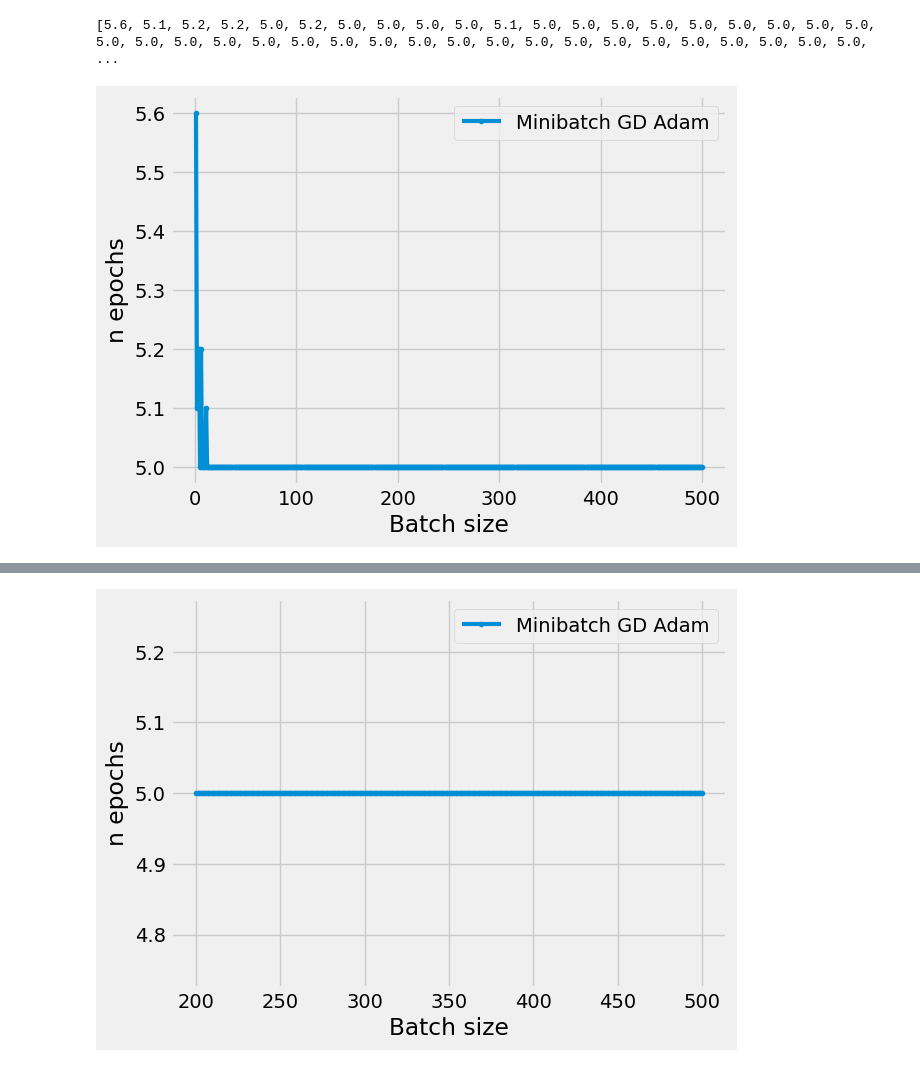
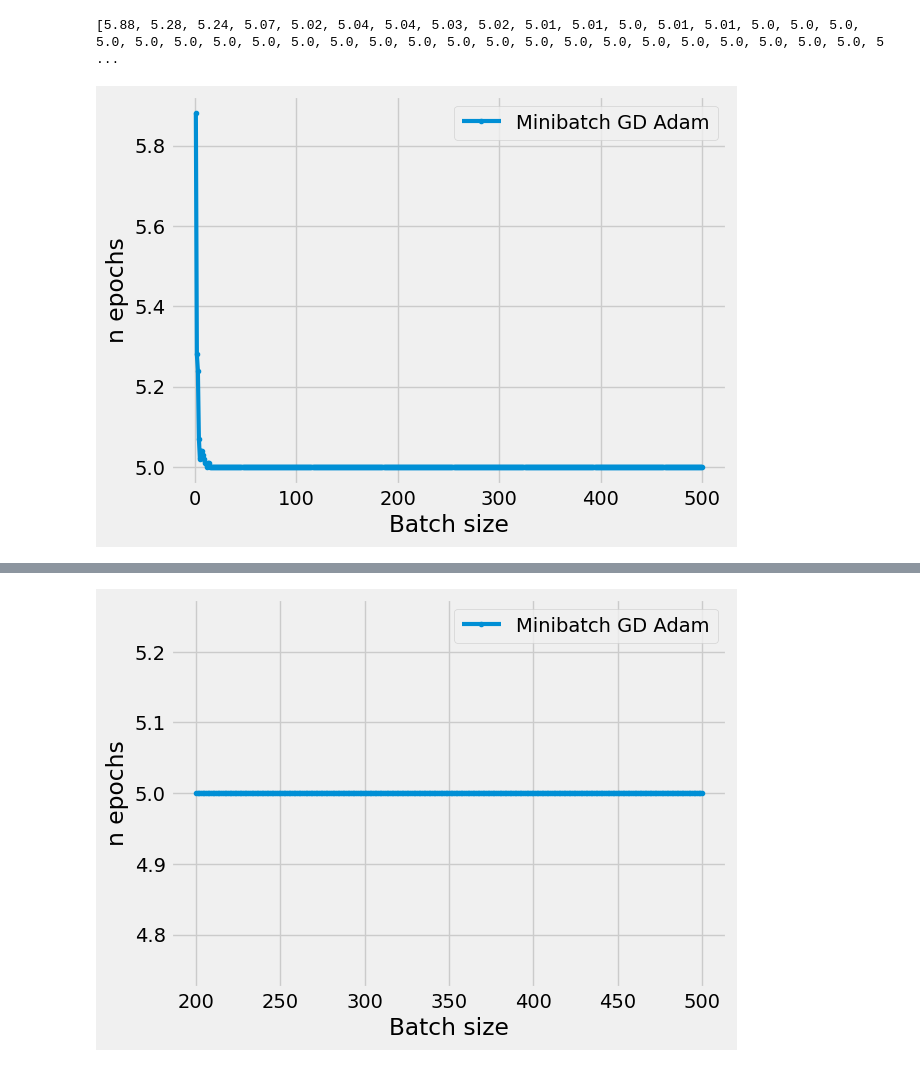
Before and after one commit to trio-at-optimization/optimization-lab2, a Jupyter notebook: T3/Adam/T3_research_Adam.ipynb, the cells around one changed output, grey strips where cells are left out. Drawn from its saved outputs; the diff is of its cells as text; code cells hidden in the pictures.

```diff
--- a/T3/Adam/T3_research_Adam.ipynb
+++ b/T3/Adam/T3_research_Adam.ipynb
@@ -86,7 +86,7 @@ def research_minibatch_calculation(n_tests=1):
         for j in range(n_tests):
             sgd = minibatch_momentum(X, y, batch_size=i)
             loss_real = sgd.get_loss_history([[real_weight]])[-1]
-            result = sgd.gradient_descent(np.array([0], float), max_epochs=4000, initial_lr=5e-1, eps=loss_real+(loss_real), eps_Adam=1e-14, apply_min=True, apply_value=True)
+            result = sgd.gradient_descent(np.array([0], float), max_epochs=4000, initial_lr=5e-1, eps=loss_real+(loss_real), eps_Adam=1e-8, apply_min=True, apply_value=True)
             count_sum += len(result)
         results.append(count_sum / n_tests)
 
@@ -113,13 +113,13 @@ def research_minibatch_view(results, start=None, end=None, name_fig=''):
 
     plt.show()
 # %%
-results = research_minibatch_calculation(n_tests=10)
+results = research_minibatch_calculation(n_tests=100)
 # %%
 print(results)
 # %% [output]
-[5.6, 5.1, 5.2, 5.2, 5.0, 5.2, 5.0, 5.0, 5.0, 5.0, 5.1, 5.0, 5.0, 5.0, 5.0, 5.0, 5.0, 5.0, 5.0, 5.0, 5.0, 5.0, 5.0, 5.0, 5.0, 5.0, 5.0, 5.0, 5.0, 5.0, 5.0, 5.0, 5.0, 5.0, 5.0, 5.0, 5.0, 5.0, 5.0, 5.0, ...
+[5.88, 5.28, 5.24, 5.07, 5.02, 5.04, 5.04, 5.03, 5.02, 5.01, 5.01, 5.0, 5.01, 5.01, 5.0, 5.0, 5.0, 5.0, 5.0, 5.0, 5.0, 5.0, 5.0, 5.0, 5.0, 5.0, 5.0, 5.0, 5.0, 5.0, 5.0, 5.0, 5.0, 5.0, 5.0, 5.0, 5.0, 5 ...
 # %%
-research_minibatch_view(results, name_fig='')
+research_minibatch_view(results, name_fig='Adam_all')
 # %% [output]
-[figure, old version]
+[figure, new version]
 # %%
```
Also changed, not shown: parts of 2 cells of this notebook.
